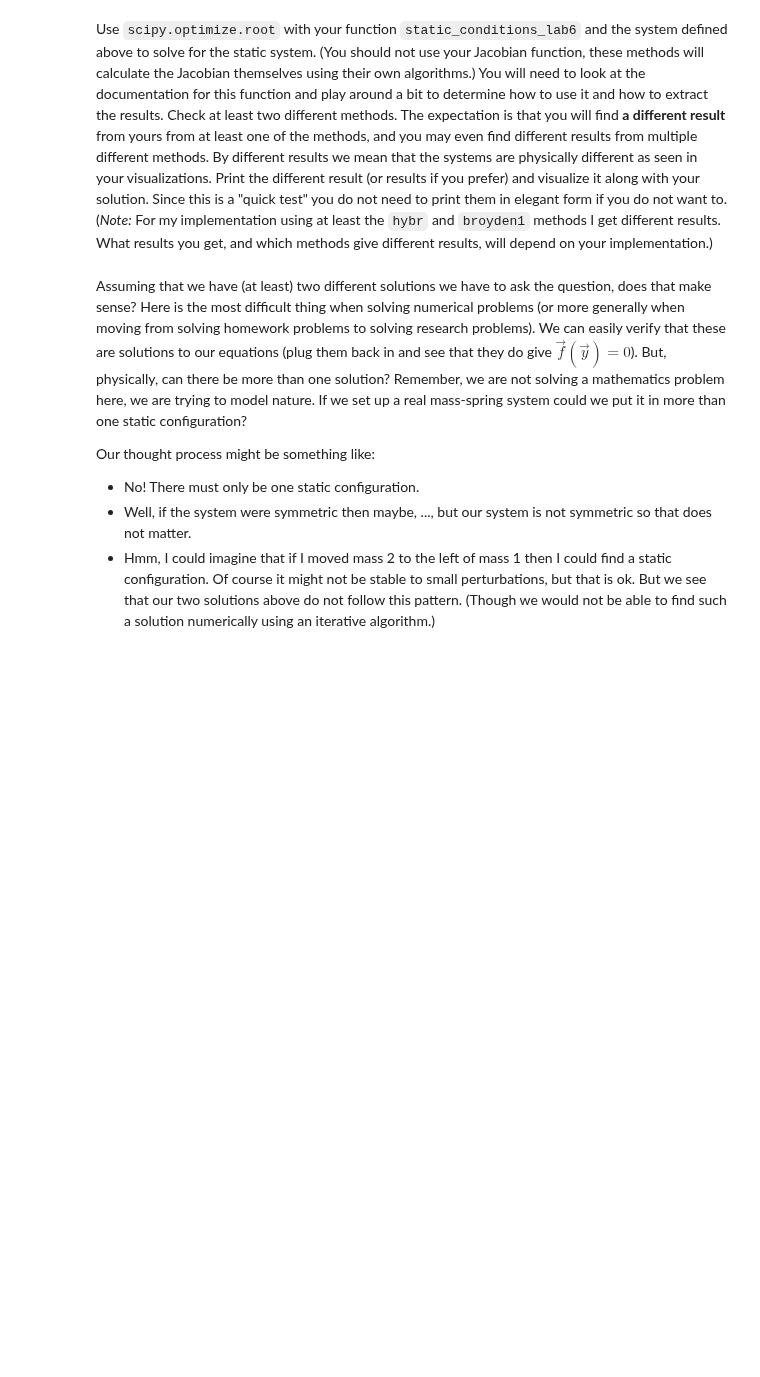
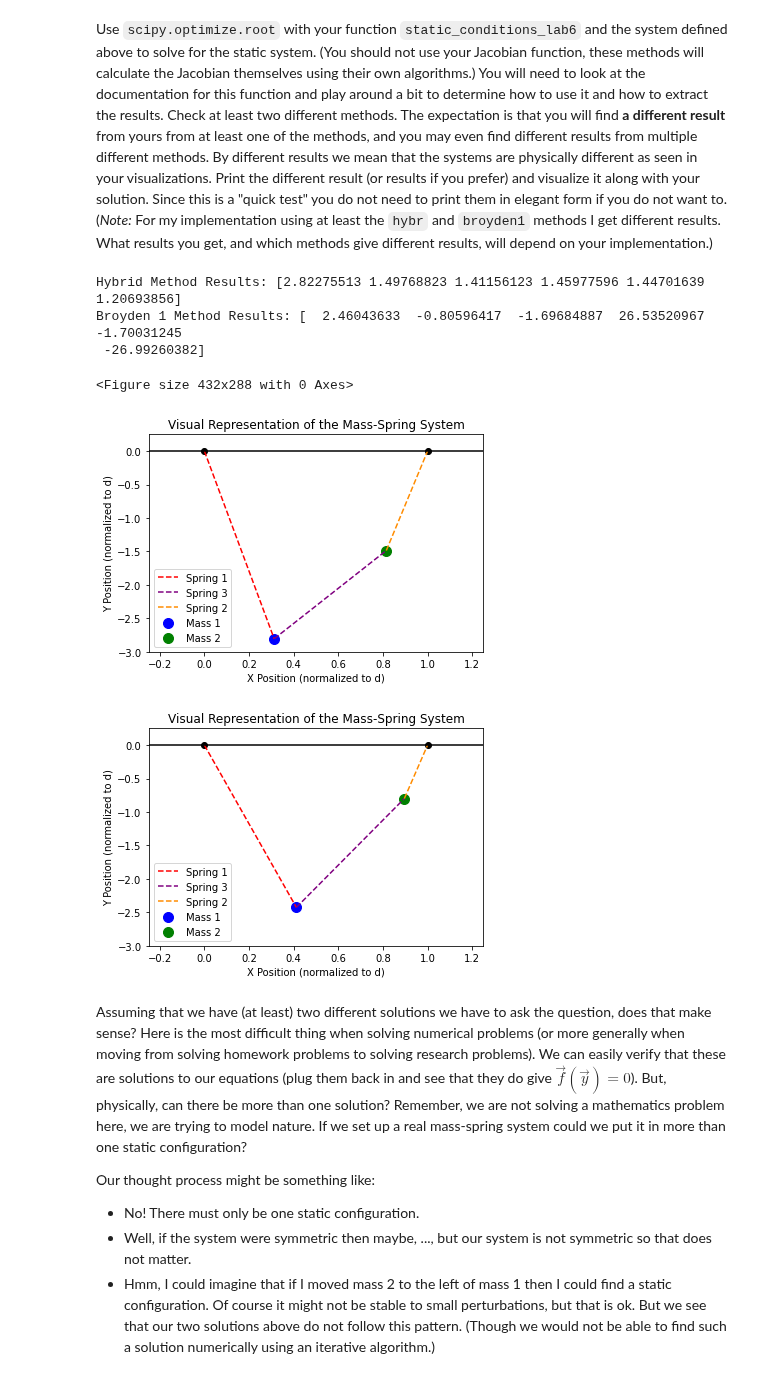
Before and after one commit to Rjames13/p250-spring-2022, a Jupyter notebook: labs/Lab07.ipynb, the cells around one changed output. Saved outputs shown, nothing was run; the diff lists cells and outputs as text; code cells hidden in the pictures; blank space fills up the shorter version.

```diff
--- a/labs/Lab07.ipynb
+++ b/labs/Lab07.ipynb
@@ -144,3 +272,20 @@ raise NotImplementedError()
+# %%
+plt.figure(1)
+hybr= opt.root(static_conditions_lab6, y0, args=(l0, kappa, mu), method='hybr', tol=1e-10)
+fig1= visualize_system(hybr.x[0:3], hybr.x[3:])
+print("Hybrid Method Results:", hybr.x)
+
+plt.figure(2)
+bro= opt.root(static_conditions_lab6, y0, args=(l0, kappa, mu), method='broyden1', tol=1e-10)
+fig2= visualize_system(bro.x[0:3], bro.x[3:])
+print("Broyden 1 Method Results:", bro.x)
+# %% [output]
+Hybrid Method Results: [2.82275513 1.49768823 1.41156123 1.45977596 1.44701639 1.20693856]
+Broyden 1 Method Results: [  2.46043633  -0.80596417  -1.69684887  26.53520967  -1.70031245
+ -26.99260382]
+<Figure size 432x288 with 0 Axes>
+[figure, added]
+[figure, added]
 # %% [markdown]
 Assuming that we have (at least) two different solutions we have to ask the question, does that make sense?  Here is the most difficult thing when solving numerical problems (or more generally when moving from solving homework problems to solving research problems).  We can easily verify that these are solutions to our equations (plug them back in and see that they do give $\vec f(\vec y)=0$).  But, physically, can there be more than one solution?  Remember, we are not solving a mathematics problem here, we are trying to model nature.  If we set up a real mass-spring system could we put it in more than one static configuration?
 
```
Also changed, not shown: parts of 20 cells of this notebook, 2 other files.
